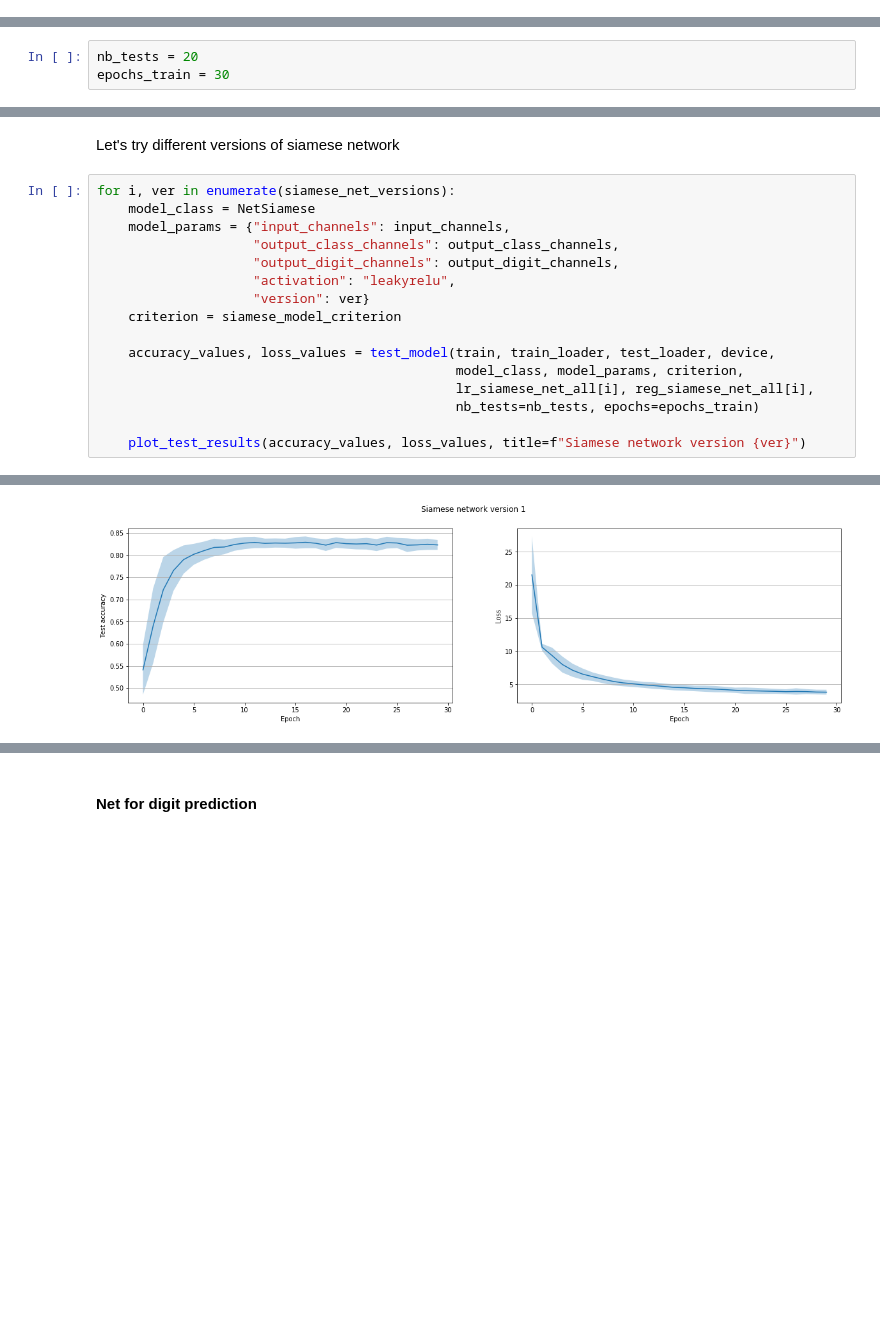
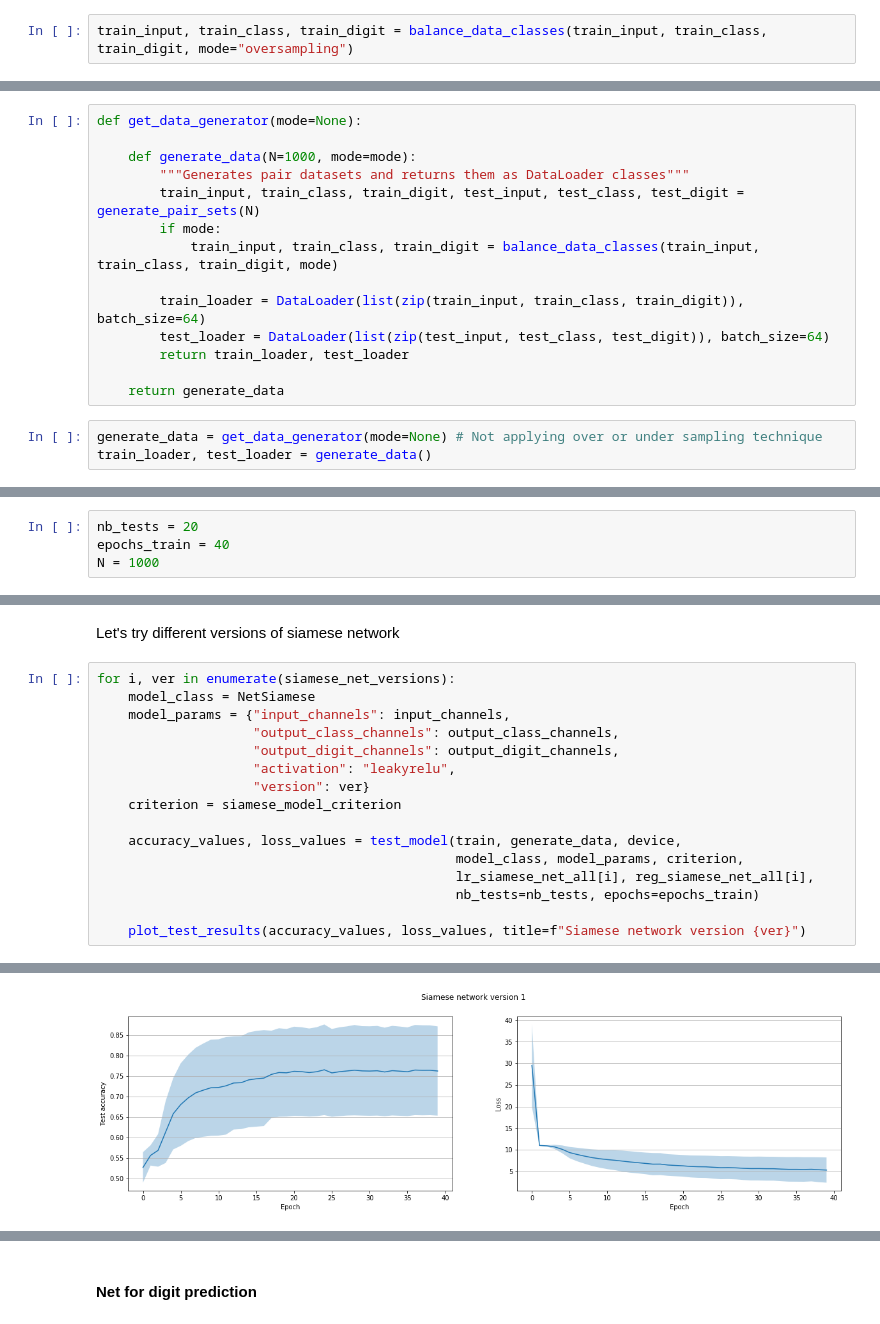
Before and after one commit to oganesManasian/Weight-sharing-and-auxiliary-losses-for-classification, a Jupyter notebook: Weight sharing and auxiliary losses for classification.ipynb, the cells around one changed output, grey strips where cells are left out. Cells and saved outputs as stored; diff of their text form; blank space fills up the shorter version.

Commit message:
Added randomization of data generation for model assessment

```diff
--- a/Weight sharing and auxiliary losses for classification.ipynb
+++ b/Weight sharing and auxiliary losses for classification.ipynb
@@ -61,0 +107,2 @@ test_loader = DataLoader(list(zip(test_input, test_class, test_digit)), batch_si
+# %%
+train_input, train_class, train_digit = balance_data_classes(train_input, train_class, train_digit, mode="oversampling")
@@ -62,3 +116,20 @@ test_loader = DataLoader(list(zip(test_input, test_class, test_digit)), batch_si
+# %%
+def get_data_generator(mode=None):
+
+    def generate_data(N=1000, mode=mode):
+        """Generates pair datasets and returns them as DataLoader classes"""
+        train_input, train_class, train_digit, test_input, test_class, test_digit = generate_pair_sets(N)
+        if mode:
+            train_input, train_class, train_digit = balance_data_classes(train_input, train_class, train_digit, mode)
+
+        train_loader = DataLoader(list(zip(train_input, train_class, train_digit)), batch_size=64)
+        test_loader = DataLoader(list(zip(test_input, test_class, test_digit)), batch_size=64)
+        return train_loader, test_loader
+
+    return generate_data
+# %%
+generate_data = get_data_generator(mode=None) # Not applying over or under sampling technique
+train_loader, test_loader = generate_data()
 # %% [markdown]
 ## Objective
 # %% [markdown]
@@ -627,7 +699,8 @@ architecture, where both data and weight initialization are randomized, and you
 of standard deviations.
 # %%
 nb_tests = 20
-epochs_train = 30
+epochs_train = 40
+N = 1000
 # %% [markdown]
 #### Simple net
 # %%
@@ -654,20 +727,20 @@ Let's try different versions of siamese network
 # %%
 for i, ver in enumerate(siamese_net_versions):
     model_class = NetSiamese
     model_params = {"input_channels": input_channels,
                     "output_class_channels": output_class_channels,
                     "output_digit_channels": output_digit_channels,
                     "activation": "leakyrelu",
                     "version": ver}
     criterion = siamese_model_criterion
 
-    accuracy_values, loss_values = test_model(train, train_loader, test_loader, device,
+    accuracy_values, loss_values = test_model(train, generate_data, device,
                                               model_class, model_params, criterion,
                                               lr_siamese_net_all[i], reg_siamese_net_all[i],
                                               nb_tests=nb_tests, epochs=epochs_train)
 
     plot_test_results(accuracy_values, loss_values, title=f"Siamese network version {ver}")
 # %% [output]
 [interactive output not drawn]
-[figure, old version]
+[figure, new version]
 [interactive output not drawn]
```
Also changed, not shown: parts of 47 cells of this notebook, 2 other files.
